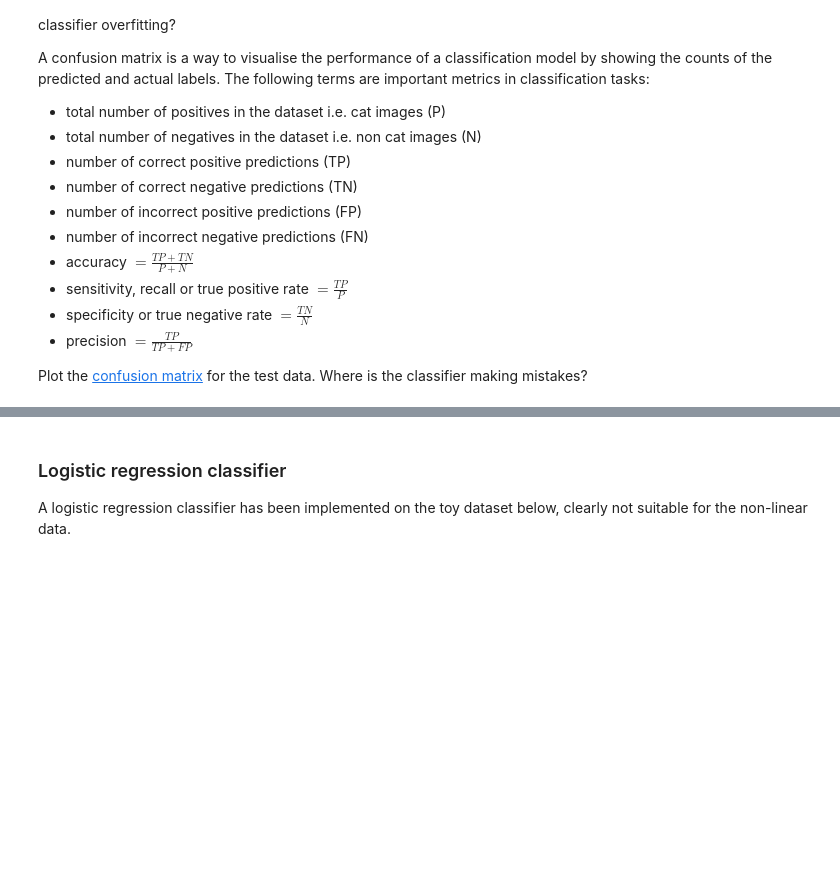
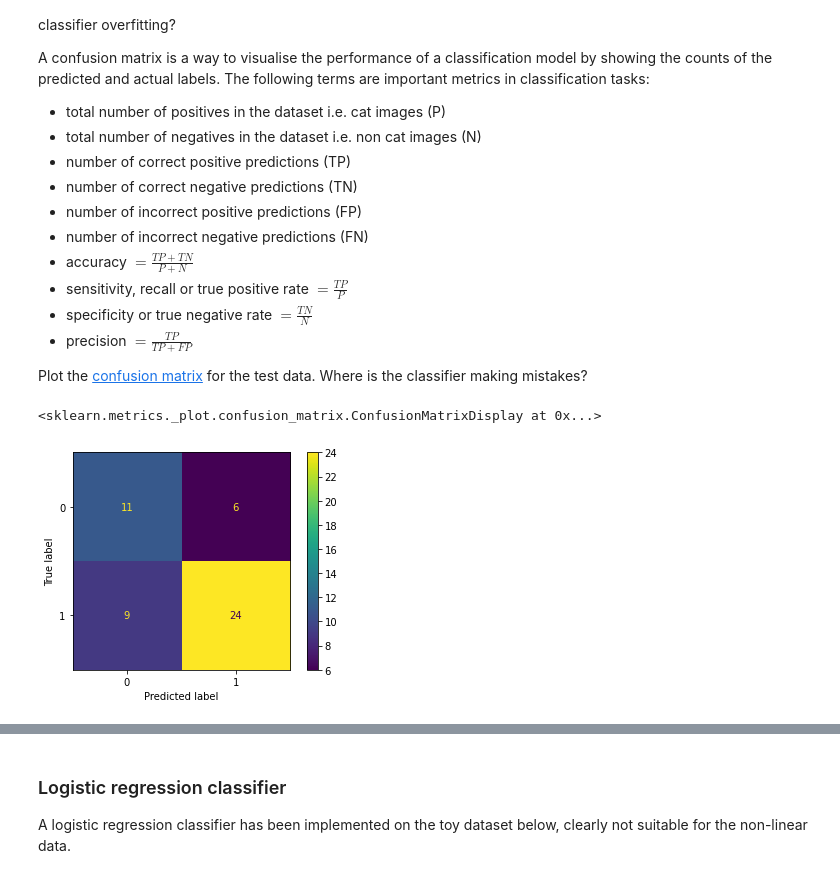
Before and after one commit to alexelwood14/lab_sheets_public, a Jupyter notebook: lab2/lab2-linear_models_neural_nets_SVM.ipynb, the cells around one changed output, grey strips where cells are left out. Saved outputs shown, nothing was run; the diff lists cells and outputs as text; code cells hidden in the pictures; blank space fills up the shorter version.

```diff
--- a/lab2/lab2-linear_models_neural_nets_SVM.ipynb
+++ b/lab2/lab2-linear_models_neural_nets_SVM.ipynb
@@ -373,6 +384,10 @@ A confusion matrix is a way to visualise the performance of a classification mod
 Plot the [confusion matrix](https://scikit-learn.org/stable/modules/generated/sklearn.metrics.plot_confusion_matrix.html#sklearn.metrics.plot_confusion_matrix) for the test data. Where is the classifier making mistakes?
 # %%
 # write your code here
+plot_confusion_matrix(clf, test_x_orig, test_y.flatten())
+# %% [output]
+<sklearn.metrics._plot.confusion_matrix.ConfusionMatrixDisplay at 0x...>
+[figure, added]
 # %% [markdown]
 ### Hyperparameter tuning using cross-validation
 The performance of a neural network after training is highly dependent on how the hyperparameters are chosen. In contrast to the network parameters, $W$ and $b$, a hyperparameter refers to something that is fixed (usually manually chosen by the person training the model) throughout training and used to control the training process. Hyperparameters include the number of hidden layers, number of neurons in the hidden layers, learning rate, mini-batch size (for stochastic gradient descent optimisers) and regularisation parameter $\alpha$.
```
Also changed, not shown: parts of 17 cells of this notebook.
